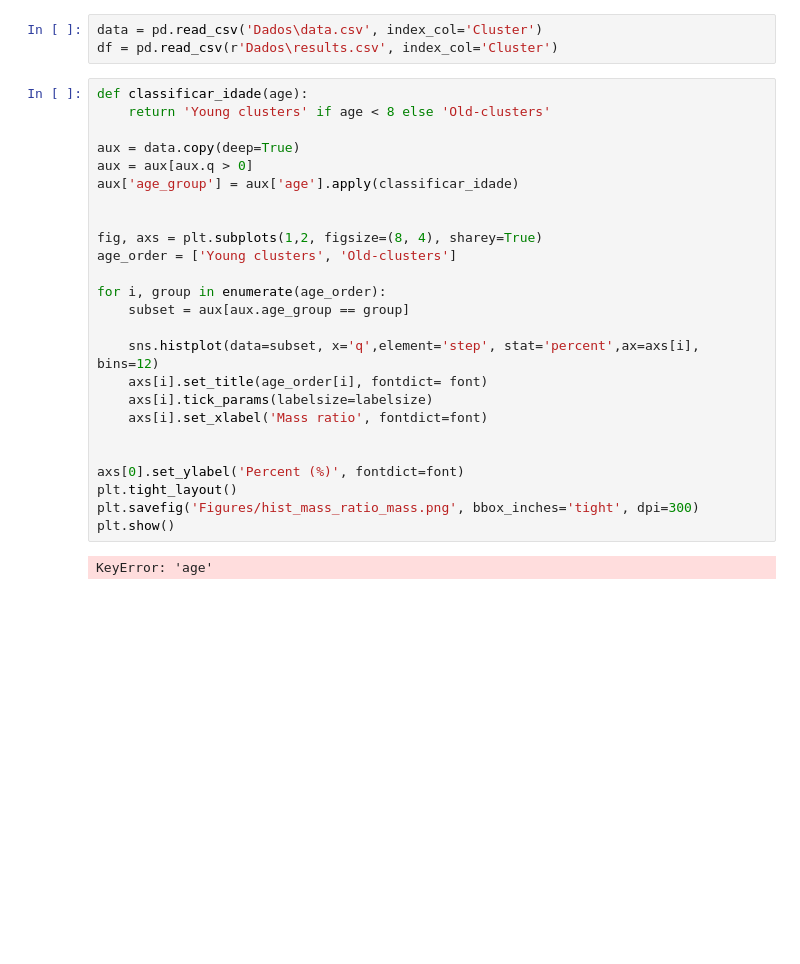
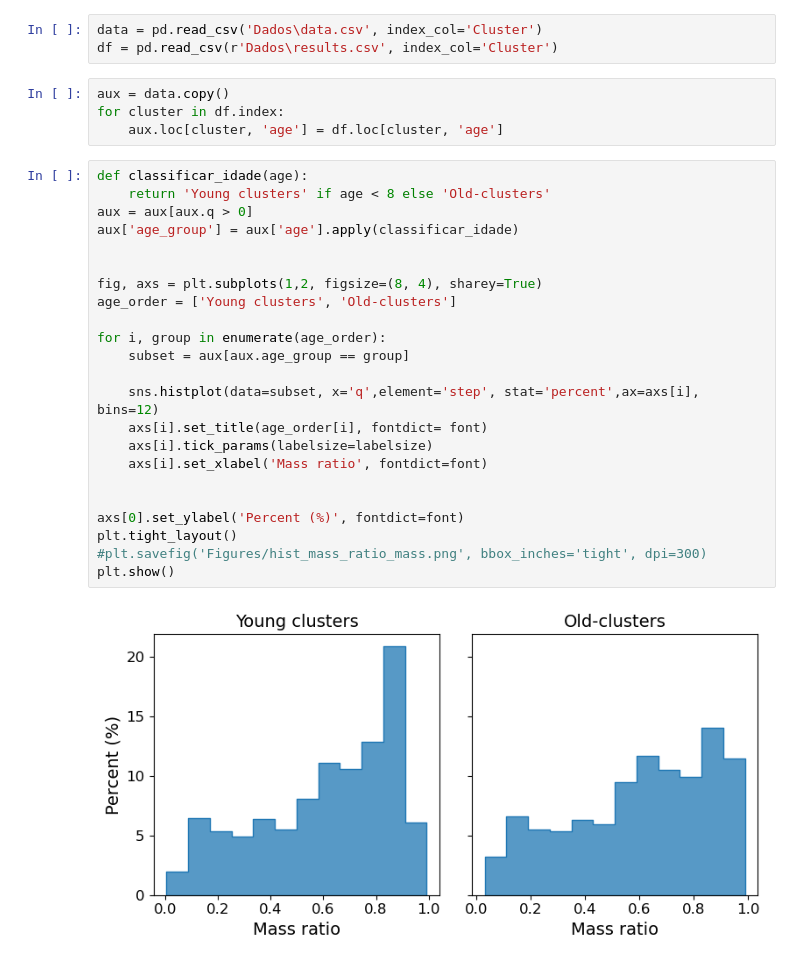
Before and after one commit to RuanPH26/stellar_multiplicity_in_open_clusters, a Jupyter notebook: Age.ipynb, the cells around one changed output. Drawn from its saved outputs; the diff is of its cells as text; blank space fills up the shorter version.

```diff
--- a/Age.ipynb
+++ b/Age.ipynb
@@ -20,33 +19,35 @@ warnings.filterwarnings('ignore')
 # %%
 data = pd.read_csv('Dados\data.csv', index_col='Cluster')
 df = pd.read_csv(r'Dados\results.csv', index_col='Cluster')
+# %%
+aux = data.copy()
+for cluster in df.index:
+    aux.loc[cluster, 'age'] = df.loc[cluster, 'age']
 # %%
 def classificar_idade(age):
     return 'Young clusters' if age < 8 else 'Old-clusters'
-
-aux = data.copy(deep=True)
 aux = aux[aux.q > 0]
 aux['age_group'] = aux['age'].apply(classificar_idade)
 
 
 fig, axs = plt.subplots(1,2, figsize=(8, 4), sharey=True)
 age_order = ['Young clusters', 'Old-clusters']
 
 for i, group in enumerate(age_order):
     subset = aux[aux.age_group == group]
 
     sns.histplot(data=subset, x='q',element='step', stat='percent',ax=axs[i], bins=12)
     axs[i].set_title(age_order[i], fontdict= font)
     axs[i].tick_params(labelsize=labelsize)
     axs[i].set_xlabel('Mass ratio', fontdict=font)
 
 
 axs[0].set_ylabel('Percent (%)', fontdict=font)
 plt.tight_layout()
-plt.savefig('Figures/hist_mass_ratio_mass.png', bbox_inches='tight', dpi=300)
+#plt.savefig('Figures/hist_mass_ratio_mass.png', bbox_inches='tight', dpi=300)
 plt.show()
 # %% [output]
-KeyError: 'age'
+[figure, added]
 # %%
 #Compara as distribuições da razão de massa dos dois subconjuntos
 
```
Also changed, not shown: parts of 4 cells of this notebook, 22 other files.
